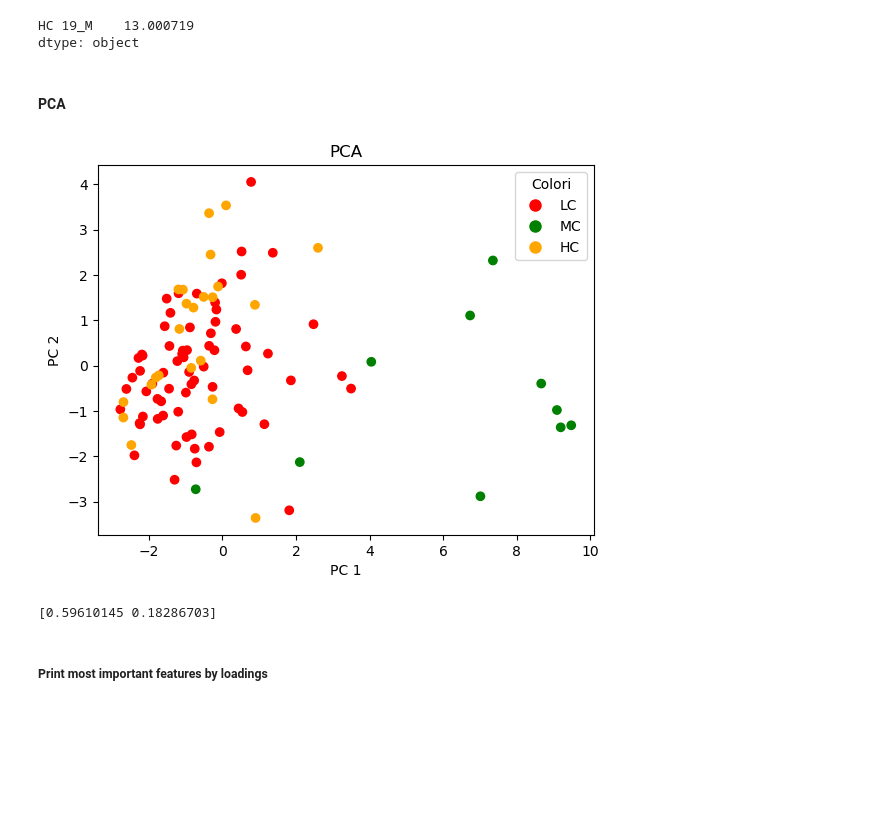
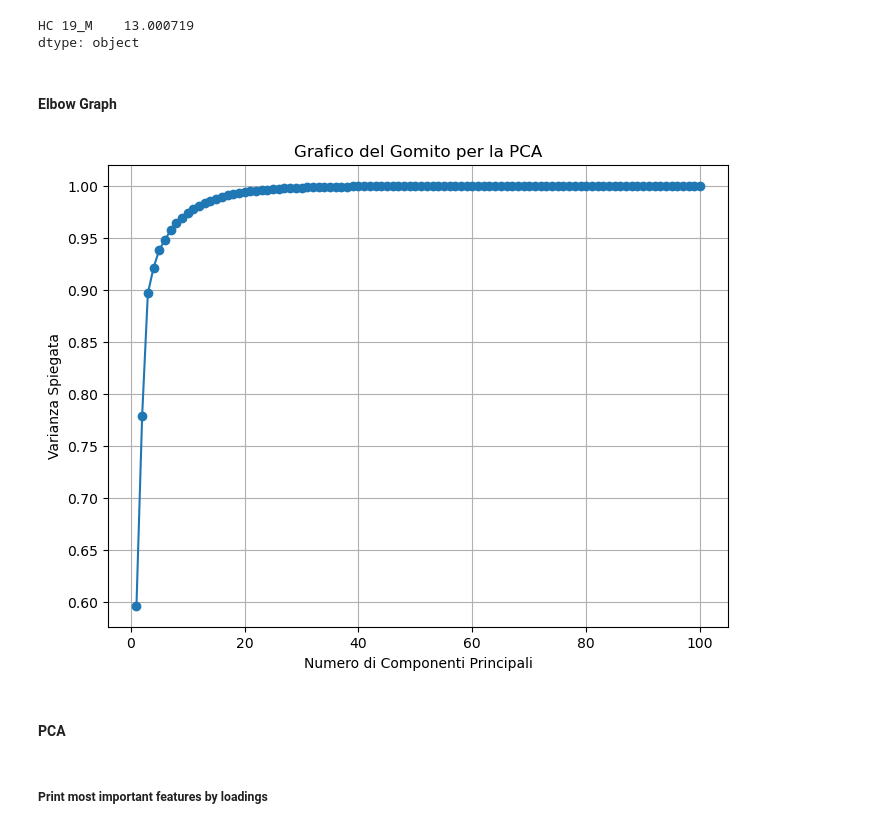
Before and after one commit to Bvs00/AI4ODA_projectwork, a Jupyter notebook: notebook.ipynb, the cells around one changed output. Cells and saved outputs as stored; diff of their text form; code cells hidden in the pictures; blank space fills up the shorter version.

```diff
--- a/notebook.ipynb
+++ b/notebook.ipynb
@@ -119,12 +135,32 @@ df_x_lipidoma_tic_scaled[97:98].max(axis=1)
 [figure]
 HC 19_M    13.000719
 dtype: object
+# %% [markdown]
+#### Elbow Graph
+# %%
+varianza_spiegata_tic_lipodoma = []
+n_componenti_tic_lipodoma = np.arange(1, 101)
+
+for n in n_componenti_tic_lipodoma:
+    pca = PCA(n_components=n)
+    pca.fit(df_x_lipidoma_tic_scaled)
+    varianza_spiegata_tic_lipodoma.append(np.sum(pca.explained_variance_ratio_))
+
+plt.figure(figsize=(8, 6))
+plt.plot(n_componenti_tic_lipodoma, varianza_spiegata_tic_lipodoma, marker='o')
+plt.xlabel('Numero di Componenti Principali')
+plt.ylabel('Varianza Spiegata')
+plt.title('Grafico del Gomito per la PCA')
+plt.grid(True)
+plt.show()
+# %% [output]
+[figure, added]
 # %% [markdown]
 #### PCA
 # %%
 from sklearn.decomposition import PCA
 
-pca_tic = PCA(n_components=2)
+pca_tic = PCA(n_components=25)
 df_x_lipidoma_tic_scaled_pca = pca_tic.fit(df_x_lipidoma_tic_scaled).transform(df_x_lipidoma_tic_scaled)
 
 color_mapping = {
@@ -135,22 +171,17 @@ color_mapping = {
 
 colors = [color_mapping[label] for label in df_y_lipidoma]
 
-plt.legend(handles=[
-    plt.Line2D([0], [0], marker='o', color='w', label='LC', markerfacecolor='red', markersize=10),
-    plt.Line2D([0], [0], marker='o', color='w', label='MC', markerfacecolor='green', markersize=10),
-    plt.Line2D([0], [0], marker='o', color='w', label='HC', markerfacecolor='orange', markersize=10)
-], title='Colori')
+# plt.legend(handles=[
+#     plt.Line2D([0], [0], marker='o', color='w', label='LC', markerfacecolor='red', markersize=10),
+#     plt.Line2D([0], [0], marker='o', color='w', label='MC', markerfacecolor='green', markersize=10),
+#     plt.Line2D([0], [0], marker='o', color='w', label='HC', markerfacecolor='orange', markersize=10)
+# ], title='Colori')
 
-plt.scatter(df_x_lipidoma_tic_scaled_pca[:, 0], df_x_lipidoma_tic_scaled_pca[:, 1], c=colors)
-plt.xlabel('PC 1')
-plt.ylabel('PC 2')
-plt.title('PCA')
-plt.show()
-
-print(pca_tic.explained_variance_ratio_)
+# plt.scatter(df_x_lipidoma_tic_scaled_pca[:, 0], df_x_lipidoma_tic_scaled_pca[:, 1], c=colors)
+# plt.xlabel('PC 1')
+# plt.ylabel('PC 2')
+# plt.title('PCA')
+# plt.show()
-# %% [output]
-[figure, removed]
-[0.59610145 0.18286703]
 # %% [markdown]
 ##### Print most important features by loadings
 # %%
```
Also changed, not shown: parts of 12 cells of this notebook.
